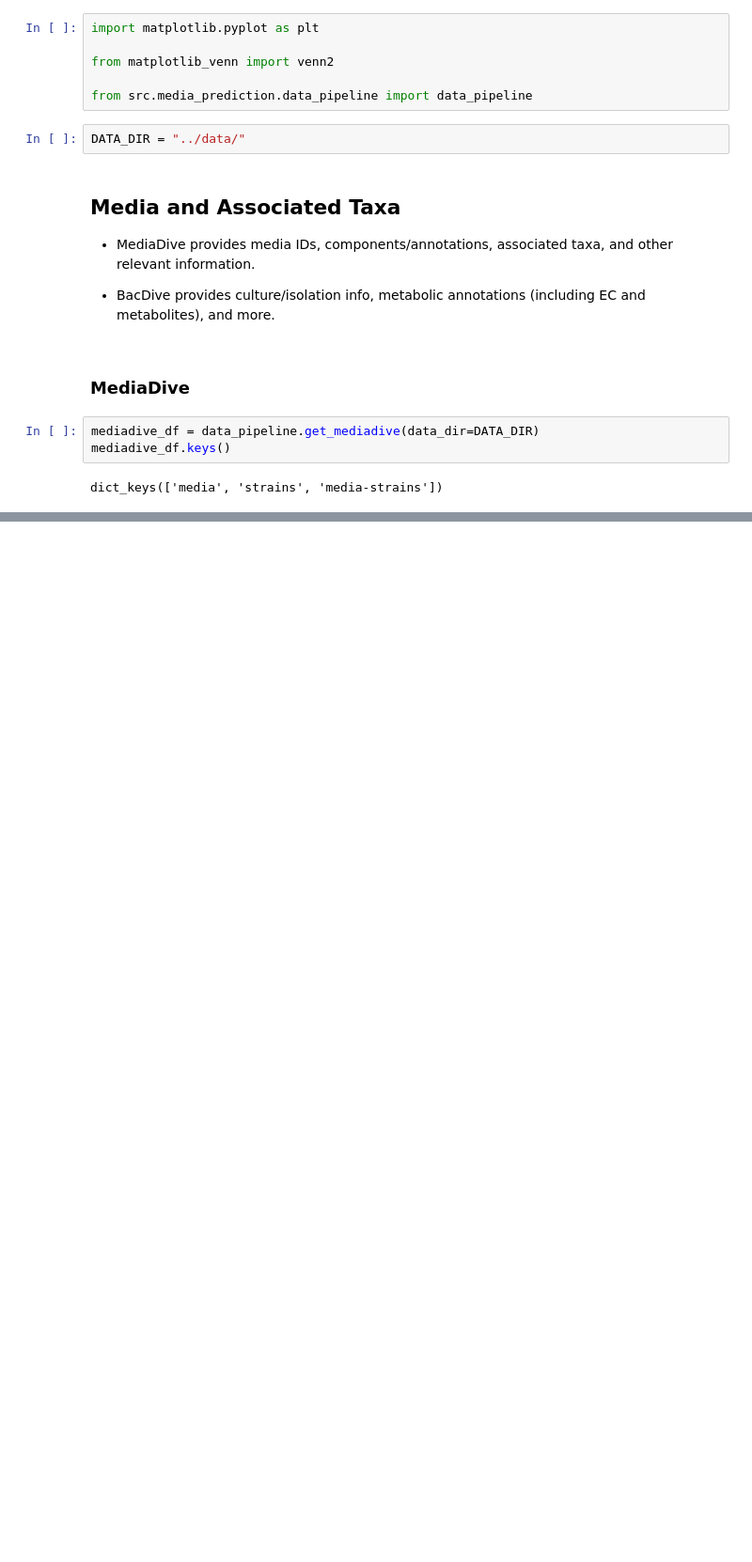
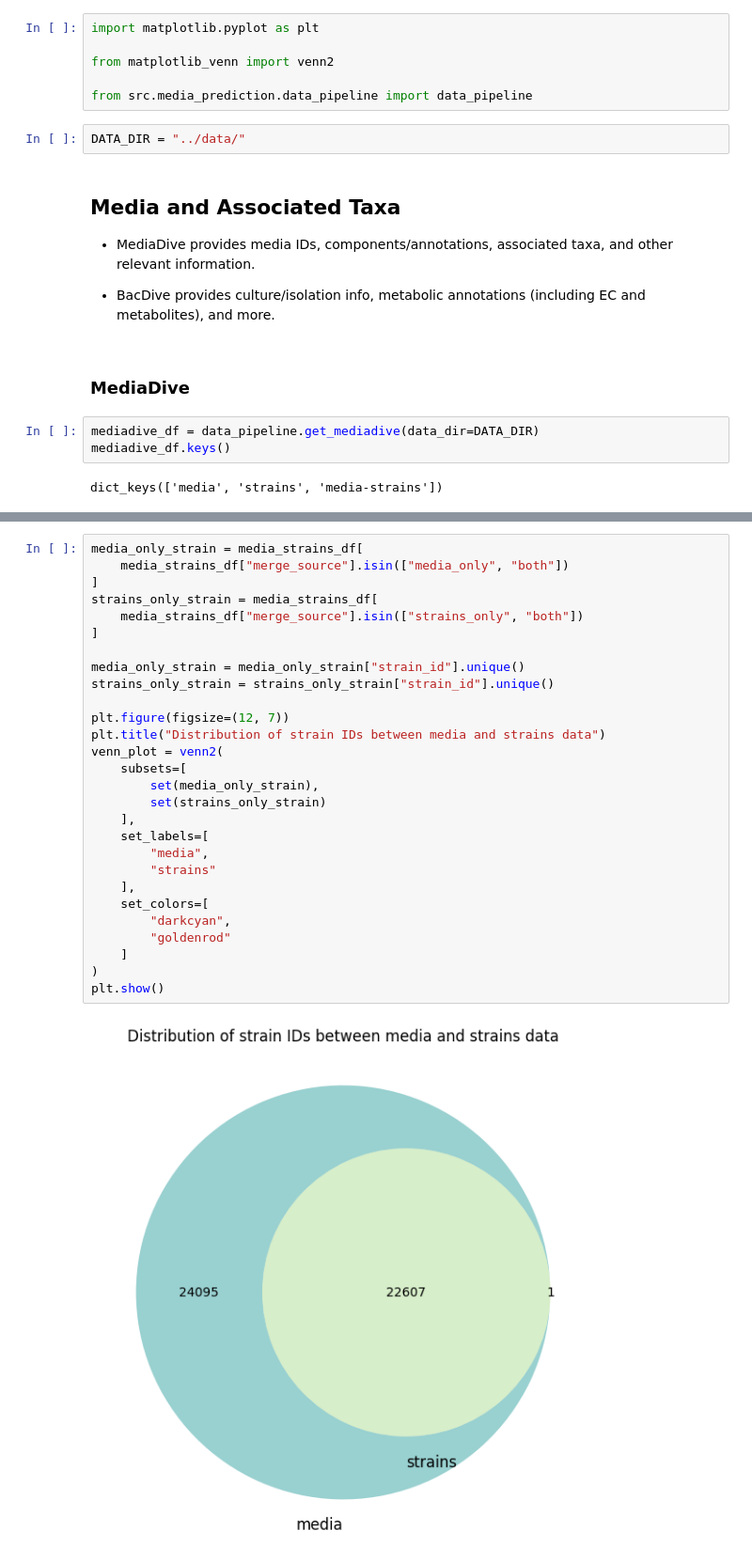
Before and after one commit to giovannellilab/media-prediction, a Jupyter notebook: notebooks/01-Data.ipynb, the cells around one changed output, grey strips where cells are left out. Shown at 94% size. Drawn from its saved outputs; the diff is of its cells as text; blank space fills up the shorter version.

Commit message:
Add Venn diagram for strain IDs

```diff
--- a/notebooks/01-Data.ipynb
+++ b/notebooks/01-Data.ipynb
@@ -56,3 +56,33 @@ venn_plot = venn2(
 plt.show()
 # %% [output]
 [figure]
+# %%
+media_only_strain = media_strains_df[
+    media_strains_df["merge_source"].isin(["media_only", "both"])
+]
+strains_only_strain = media_strains_df[
+    media_strains_df["merge_source"].isin(["strains_only", "both"])
+]
+
+media_only_strain = media_only_strain["strain_id"].unique()
+strains_only_strain = strains_only_strain["strain_id"].unique()
+
+plt.figure(figsize=(12, 7))
+plt.title("Distribution of strain IDs between media and strains data")
+venn_plot = venn2(
+    subsets=[
+        set(media_only_strain),
+        set(strains_only_strain)
+    ],
+    set_labels=[
+        "media",
+        "strains"
+    ],
+    set_colors=[
+        "darkcyan",
+        "goldenrod"
+    ]
+)
+plt.show()
+# %% [output]
+[figure, added]
```
Also changed, not shown: parts of 2 cells of this notebook.
